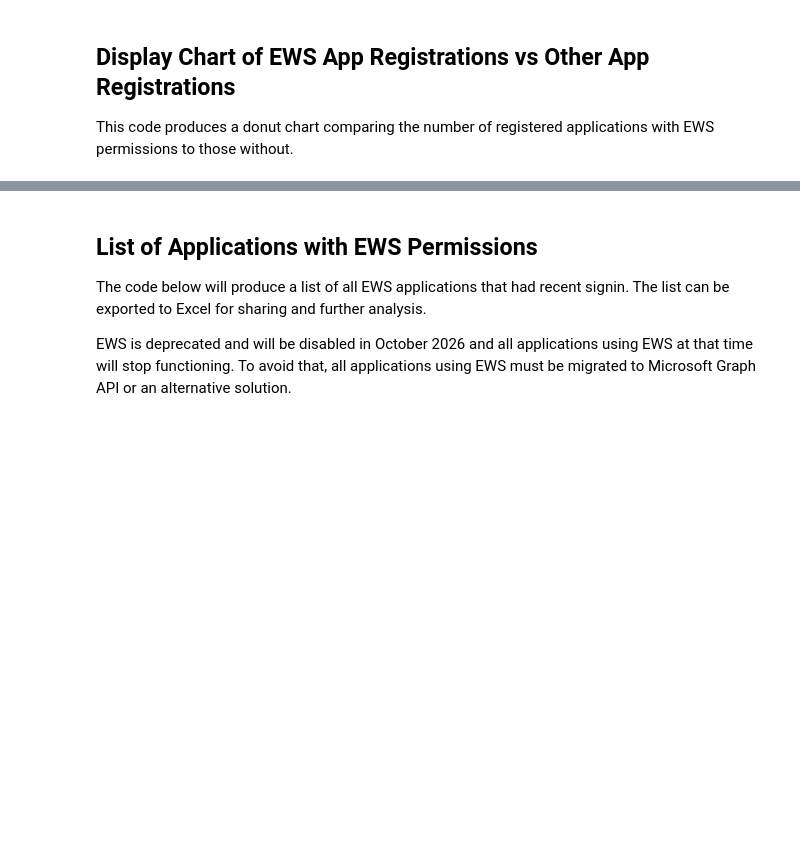
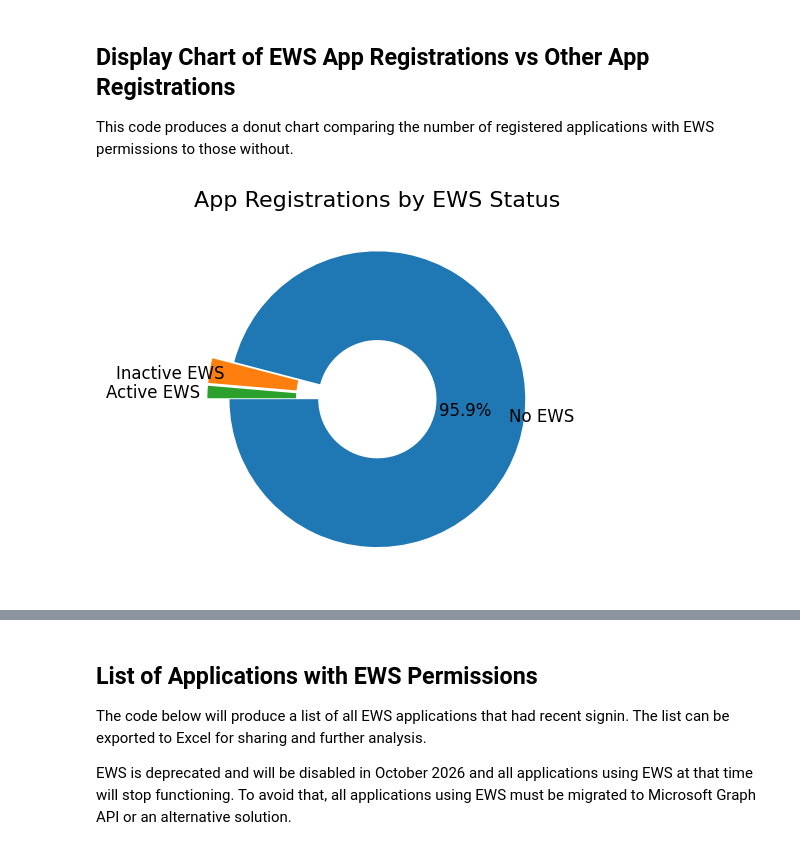
Before and after one commit to tolgaki/ews-migration-analyzer, a Jupyter notebook: src/Ews.App.Usage/Report-EWS-App-Usage.ipynb, the cells around one changed output, grey strips where cells are left out. Saved outputs shown, nothing was run; the diff lists cells and outputs as text; code cells hidden in the pictures; blank space fills up the shorter version.

```diff
--- a/src/Ews.App.Usage/Report-EWS-App-Usage.ipynb
+++ b/src/Ews.App.Usage/Report-EWS-App-Usage.ipynb
@@ -132,34 +191,35 @@ for v in counts:
 
 
 def autopct_format(pct):
     return "%1.1f%%" % pct if pct >= 5 else ""
 
 
 fig, ax = plt.subplots()
 wedges, texts, autotexts = ax.pie(
     counts,
     labels=counts.index,
     autopct=autopct_format,
     startangle=180,
     wedgeprops=dict(width=0.6),
-    colors=colors,
     textprops=dict(color="black", fontsize=12),
     pctdistance=0.6,
     labeldistance=0.9,
     explode=explode,
 )
 # Move labels for small percentages further out
 for i, (w, t) in enumerate(zip(wedges, texts)):
     pct = counts.iloc[i] / counts.sum()
     if pct < 0.02:  # If less than 8%, move label further out
         ang = (w.theta2 + w.theta1) / 2
         x = np.cos(np.deg2rad(ang))
         y = np.sin(np.deg2rad(ang))
         t.set_position((1.2 * x, 1.2 * y))  # Move label further out
 
 ax.set_title("App Registrations by EWS Status", color="black", fontsize=16)
 plt.show()
 # ...existing code...
+# %% [output]
+[figure, added]
 # %%
 import matplotlib.pyplot as plt
 
```
Also changed, not shown: parts of 9 cells of this notebook, 6 other files.
